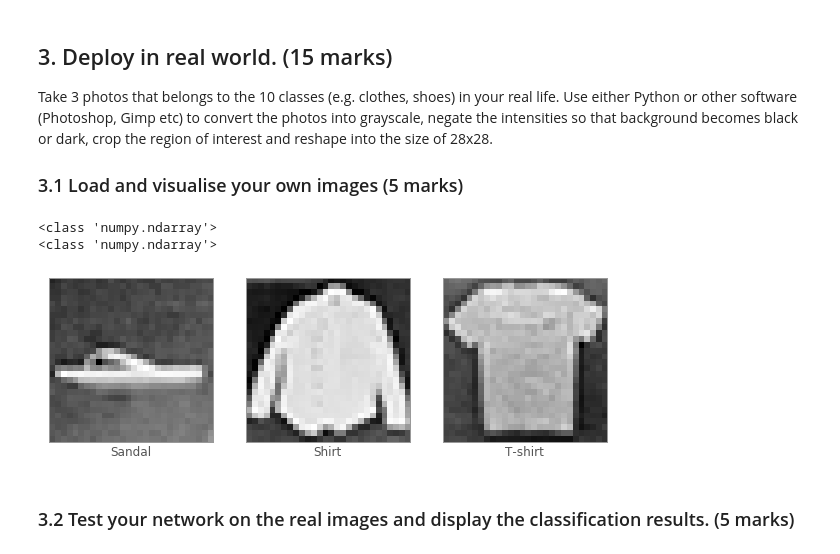
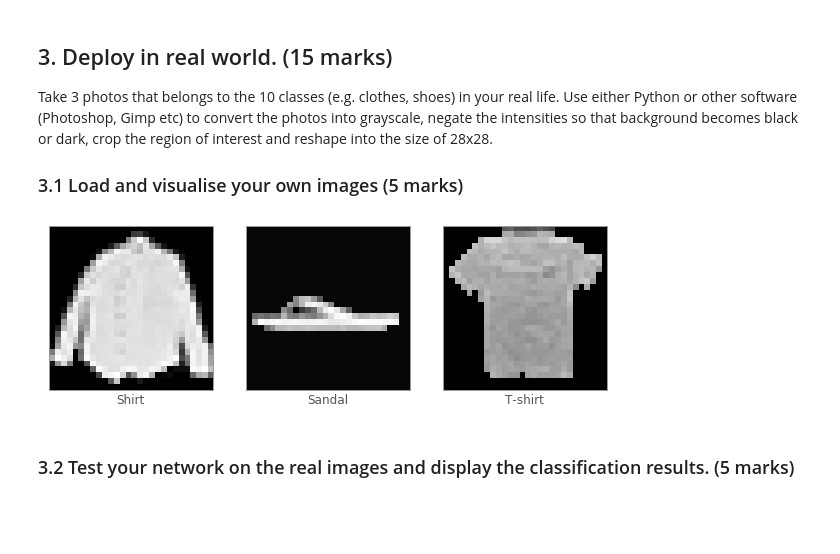
Before and after one commit to iurietarlev/computer_vision, a Jupyter notebook: coursework_2/coursework_2.ipynb, the cells around one changed output. Drawn from its saved outputs; the diff is of its cells as text; code cells hidden in the pictures; blank space fills up the shorter version.

```diff
--- a/coursework_2/coursework_2.ipynb
+++ b/coursework_2/coursework_2.ipynb
@@ -285,7 +296,11 @@ Epoch [2/2], Step [60000/60000], Loss: 0.4561, Accuracy: 85.00%
 ### 2.4 Deploy the trained model onto the test set. (10 marks)
 Please also evaluate how long it takes for testing.
 # %%
-model.eval()
+trained_model = LeNet5().to(device)
+checkpoint = torch.load('checkpoint.pth.tar')
+trained_model.load_state_dict(checkpoint['state_dict'])
+
+trained_model.eval()
 n = test_image.shape[0]
 nr_batches = math.ceil(n / batch_size)
 
@@ -301,10 +316,10 @@ with torch.no_grad():
 
 
     for img_batch, lab_batch in zip(img_batches, lab_batches):
-        images = torch.from_numpy(np.array(img_batch))[:, None, :, :]
-        labels = torch.from_numpy(lab_batch)
+        images = torch.from_numpy(np.array(img_batch))[:, None, :, :].to(device)
+        labels = torch.from_numpy(lab_batch).to(device)
 
-        outputs = model(images)
+        outputs = trained_model(images)
         _, predicted = torch.max(outputs.data,1)
         total += labels.size(0)
         correct += (predicted == labels).sum().item()
@@ -318,7 +333,7 @@ Accuracy:  0.8537
 ### 2.6 Print out and visualise the confusion matrix. (5 marks)
 You can use relevant functions in [scikit-learn](https://scikit-learn.org/stable/modules/classes.html#module-sklearn.metrics).
 # %%
-cm = metrics.confusion_matrix(labels, predicted)
+cm = metrics.confusion_matrix(labels.cpu(), predicted.cpu())
 
 fig = plt.figure(figsize=(8,8))
 ax = fig.add_subplot(111)
@@ -336,13 +351,6 @@ for i in range(len(cm)):
 
 plt.title("Confusion Matrix Plot", pad = 50, fontdict={'fontsize': 20})
 
-# plt.xticks(range(len(class_name)), class_name, rotation=45)
-# plt.yticks(range(len(class_name)), class_name)
-
-# want a more natural, table-like display
-# ax.invert_yaxis()
-# ax.invert_yaxis()
-
 ax.xaxis.tick_top()
 
 ax.tick_params(axis='both', labelsize=13)
@@ -350,7 +358,6 @@ ax.set_yticks(range(len(class_name)),minor=False)
 ax.set_xticks(range(len(class_name)), minor=False)
 ax.set_xticklabels(class_name, minor=False, rotation=45, ha='left')
 ax.set_yticklabels(class_name, minor=False)
-#ax.xaxis.set_ticks_position('bottom')
 
 plt.xlabel('True Label', fontsize=18, labelpad=30)
 plt.ylabel('Predicted Label', fontsize=18)
@@ -368,33 +375,27 @@ Take 3 photos that belongs to the 10 classes (e.g. clothes, shoes) in your real
 
 ### 3.1 Load and visualise your own images (5 marks)
 # %%
-personal_dataset = torchvision.datasets.ImageFolder(root='.', transform=transforms.ToTensor())
+import matplotlib.image as mpimg
 
-pers_images = [torchvision.transforms.ToPILImage()(x[0]) for x in personal_dataset]
-pers_images = [torchvision.transforms.Grayscale()(x) for x in pers_images]
-pers_images = [torchvision.transforms.ToTensor()(x) for x in pers_images]
-pers_images = [np.squeeze(np.array(x)) for x in pers_images]
+item1 = mpimg.imread('personal_items/6/shirt.png')
+item2 = mpimg.imread('personal_items/5/flip-flop.png')
+item3 = mpimg.imread('personal_items/0/t-shirt.png')
+item_array = [item1, item2, item3]
 
-
-pers_labels = np.array([5, 6, 0])
-print(type(pers_labels))
-pers_lab_names = ["Sandal", "Shirt", "T-shirt"]
+pers_lab_names = ["Shirt", "Sandal", "T-shirt"]
 
 fig, axs = plt.subplots(1, 3, figsize=(10,30))
 
-np_images = []
+
 for i in range(3):
-    axs[i].imshow(pers_images[i], cmap='gray')
+    axs[i].imshow(item_array[i], cmap='gray')
     axs[i].set_yticklabels([])
     axs[i].set_xticklabels([])
     axs[i].set_xticks([])
     axs[i].set_yticks([])
 
     axs[i].set(xlabel=pers_lab_names[i])
-print(type(pers_labels))
 # %% [output]
-<class 'numpy.ndarray'>
-<class 'numpy.ndarray'>
-[figure, old version]
+[figure, new version]
 # %% [markdown]
 ### 3.2 Test your network on the real images and display the classification results. (5 marks)
```
Also changed, not shown: parts of 16 cells of this notebook, 6 other files.
